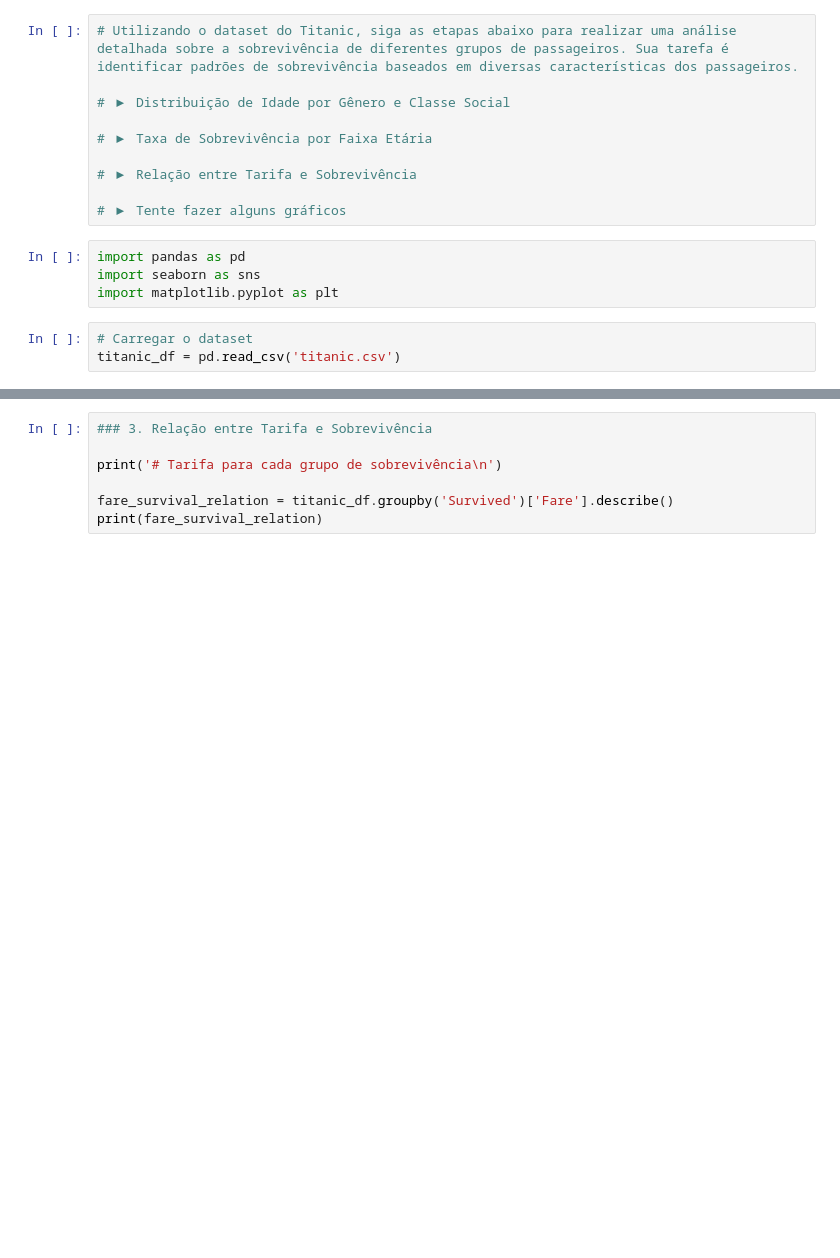
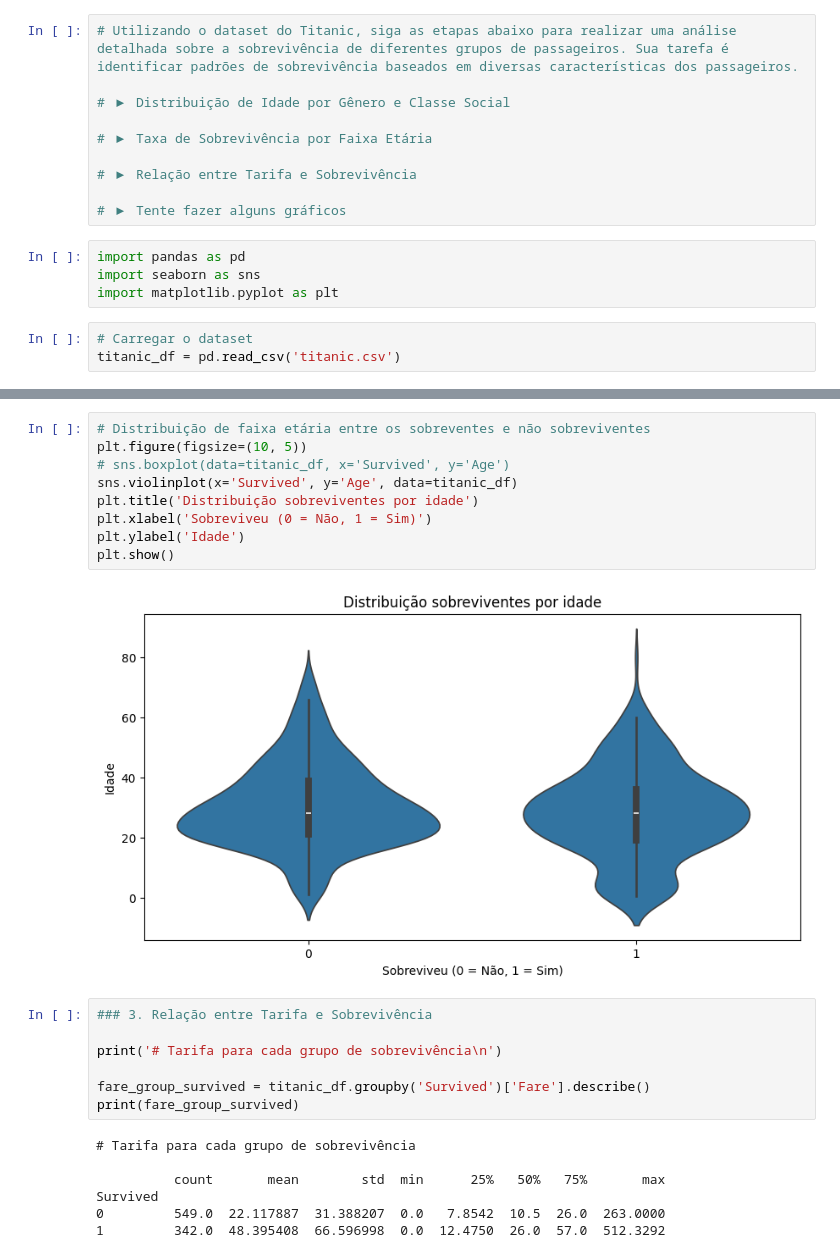
Before and after one commit to scjoaoantonio/aulas_datascience, a Jupyter notebook: exercicio1/main.ipynb, the cells around one changed output, grey strips where cells are left out. Drawn from its saved outputs; the diff is of its cells as text; blank space fills up the shorter version.

```diff
--- a/exercicio1/main.ipynb
+++ b/exercicio1/main.ipynb
@@ -36,8 +67,26 @@ print(survival_rate_age_group)
+# %%
+# Distribuição de faixa etária entre os sobreventes e não sobreviventes
+plt.figure(figsize=(10, 5))
+# sns.boxplot(data=titanic_df, x='Survived', y='Age')
+sns.violinplot(x='Survived', y='Age', data=titanic_df)
+plt.title('Distribuição sobreviventes por idade')
+plt.xlabel('Sobreviveu (0 = Não, 1 = Sim)')
+plt.ylabel('Idade')
+plt.show()
+# %% [output]
+[figure, added]
 # %%
 ### 3. Relação entre Tarifa e Sobrevivência
 
 print('# Tarifa para cada grupo de sobrevivência\n')
 
-fare_survival_relation = titanic_df.groupby('Survived')['Fare'].describe()
-print(fare_survival_relation)
+fare_group_survived = titanic_df.groupby('Survived')['Fare'].describe()
+print(fare_group_survived)
+# %% [output]
+# Tarifa para cada grupo de sobrevivência
+
+          count       mean        std  min      25%   50%   75%       max
+Survived
+0         549.0  22.117887  31.388207  0.0   7.8542  10.5  26.0  263.0000
+1         342.0  48.395408  66.596998  0.0  12.4750  26.0  57.0  512.3292
 # %%
```
Also changed, not shown: parts of 4 cells of this notebook.
